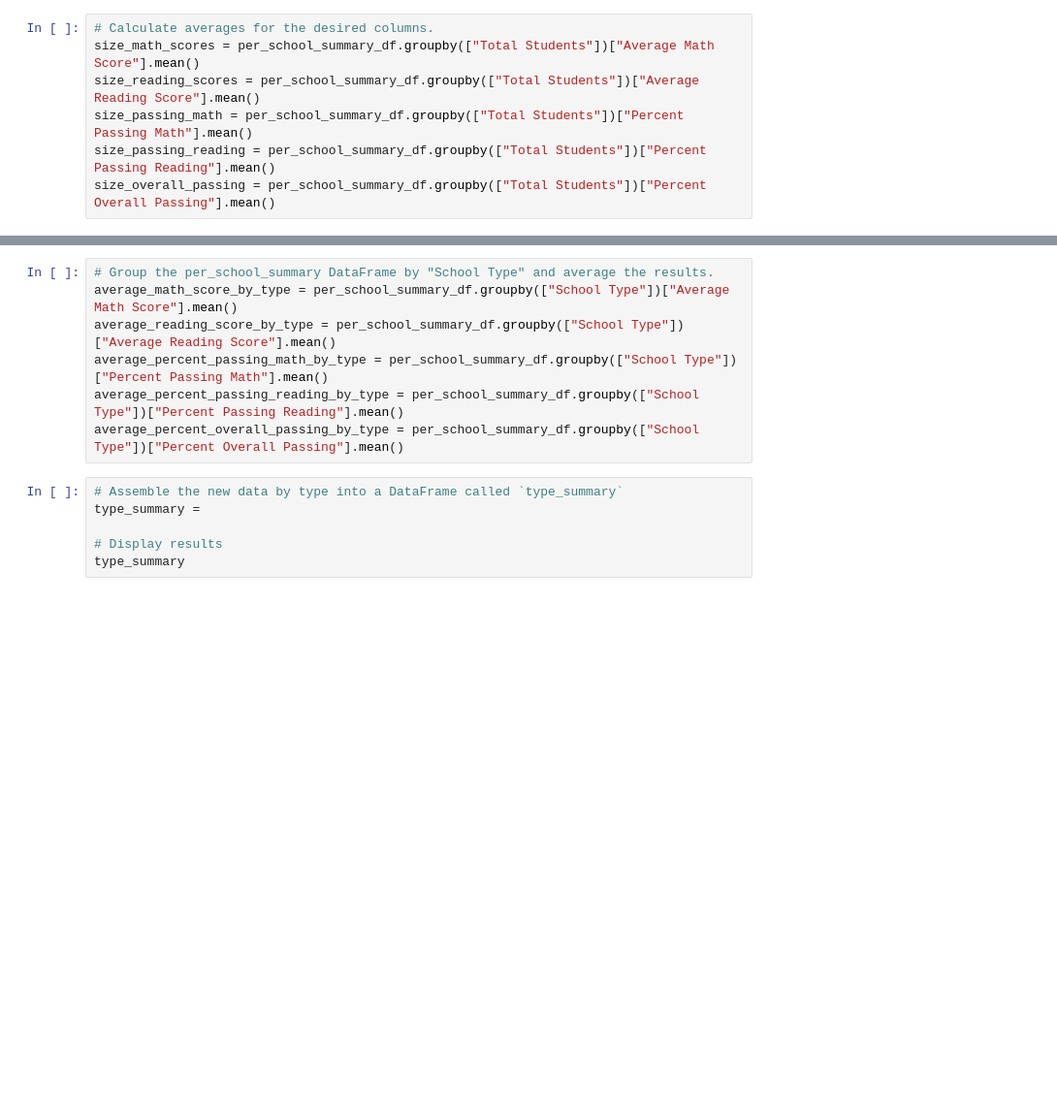
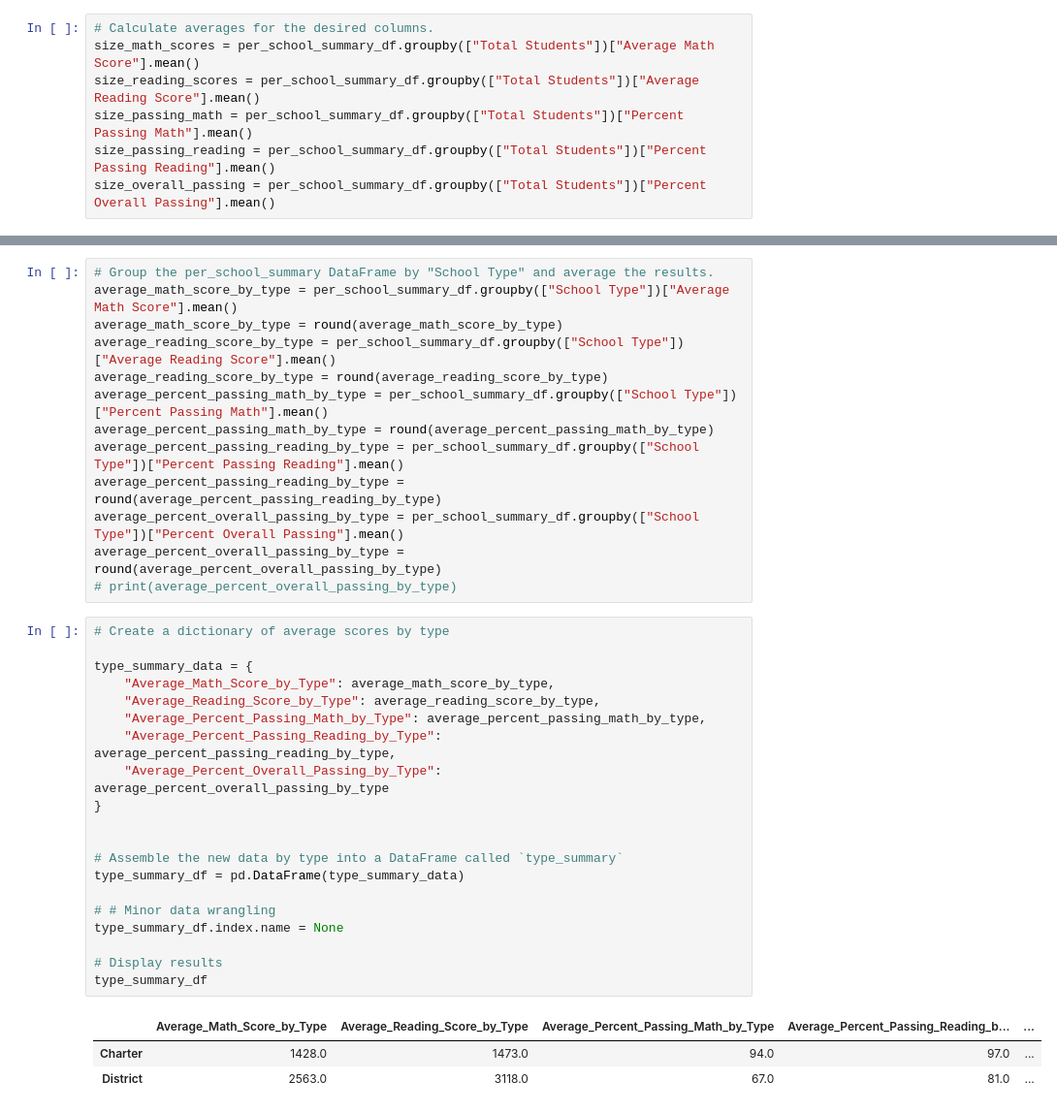
Before and after one commit to myseekl/pandas-challenge, a Jupyter notebook: PyCitySchools_MKL.ipynb, the cells around one changed output, grey strips where cells are left out. Shown at 97% size. Cells and saved outputs as stored; diff of their text form; blank space fills up the shorter version.

```diff
--- a/PyCitySchools_MKL.ipynb
+++ b/PyCitySchools_MKL.ipynb
@@ -519,13 +520,37 @@ size_summary
 # %%
 # Group the per_school_summary DataFrame by "School Type" and average the results.
 average_math_score_by_type = per_school_summary_df.groupby(["School Type"])["Average Math Score"].mean()
+average_math_score_by_type = round(average_math_score_by_type)
 average_reading_score_by_type = per_school_summary_df.groupby(["School Type"])["Average Reading Score"].mean()
+average_reading_score_by_type = round(average_reading_score_by_type)
 average_percent_passing_math_by_type = per_school_summary_df.groupby(["School Type"])["Percent Passing Math"].mean()
+average_percent_passing_math_by_type = round(average_percent_passing_math_by_type)
 average_percent_passing_reading_by_type = per_school_summary_df.groupby(["School Type"])["Percent Passing Reading"].mean()
+average_percent_passing_reading_by_type = round(average_percent_passing_reading_by_type)
 average_percent_overall_passing_by_type = per_school_summary_df.groupby(["School Type"])["Percent Overall Passing"].mean()
+average_percent_overall_passing_by_type = round(average_percent_overall_passing_by_type)
+# print(average_percent_overall_passing_by_type)
 # %%
+# Create a dictionary of average scores by type
+
+type_summary_data = {
+    "Average_Math_Score_by_Type": average_math_score_by_type,
+    "Average_Reading_Score_by_Type": average_reading_score_by_type,
+    "Average_Percent_Passing_Math_by_Type": average_percent_passing_math_by_type,
+    "Average_Percent_Passing_Reading_by_Type": average_percent_passing_reading_by_type,
+    "Average_Percent_Overall_Passing_by_Type": average_percent_overall_passing_by_type
+}
+
+
 # Assemble the new data by type into a DataFrame called `type_summary`
-type_summary =
+type_summary_df = pd.DataFrame(type_summary_data)
+
+# # Minor data wrangling
+type_summary_df.index.name = None
 
 # Display results
-type_summary
+type_summary_df
+# %% [output]
+|  | Average_Math_Score_by_Type | Average_Reading_Score_by_Type | Average_Percent_Passing_Math_by_Type | Average_Percent_Passing_Reading_b... | ... |
+| Charter | 1428.0 | 1473.0 | 94.0 | 97.0 | ... |
+| District | 2563.0 | 3118.0 | 67.0 | 81.0 | ... |
```
Also changed, not shown: parts of 2 cells of this notebook, 1 other file.
